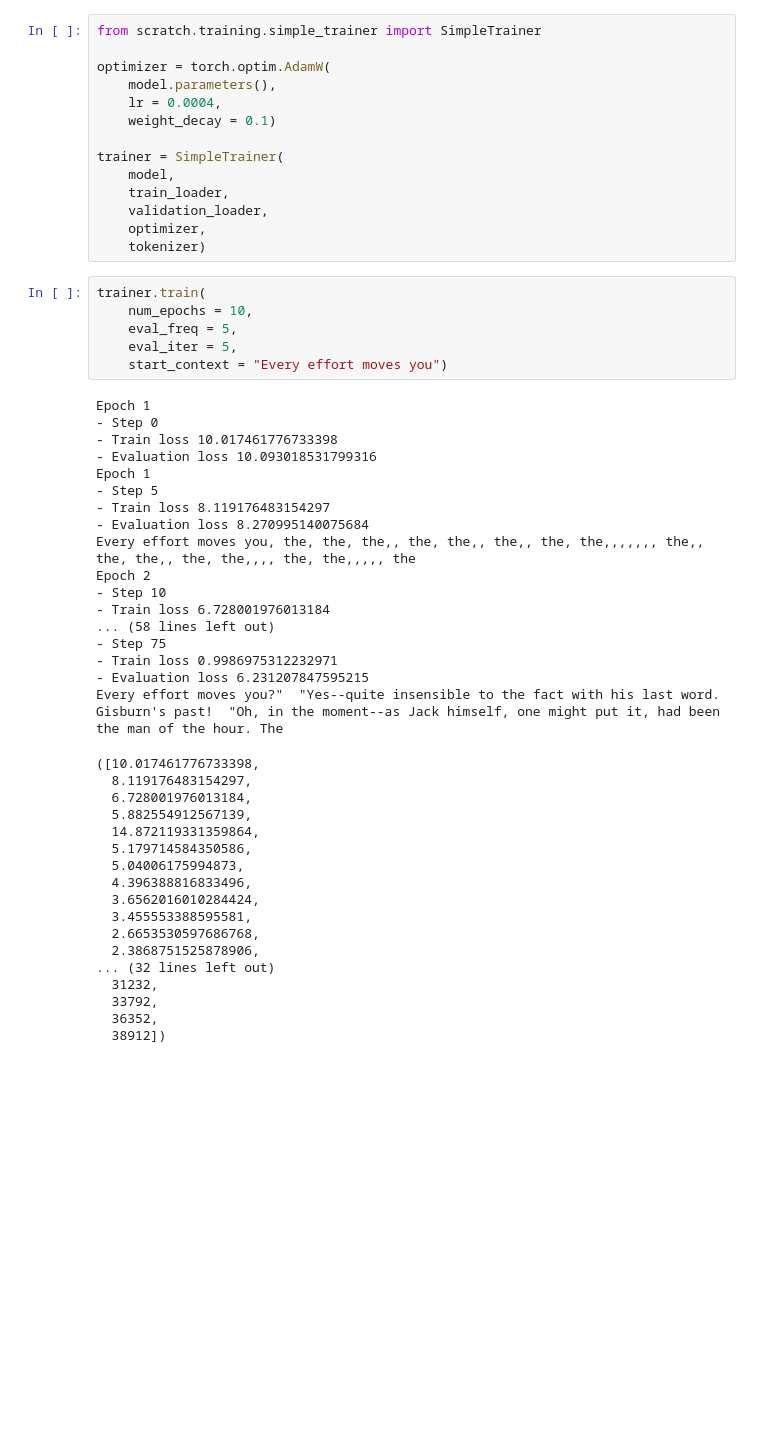
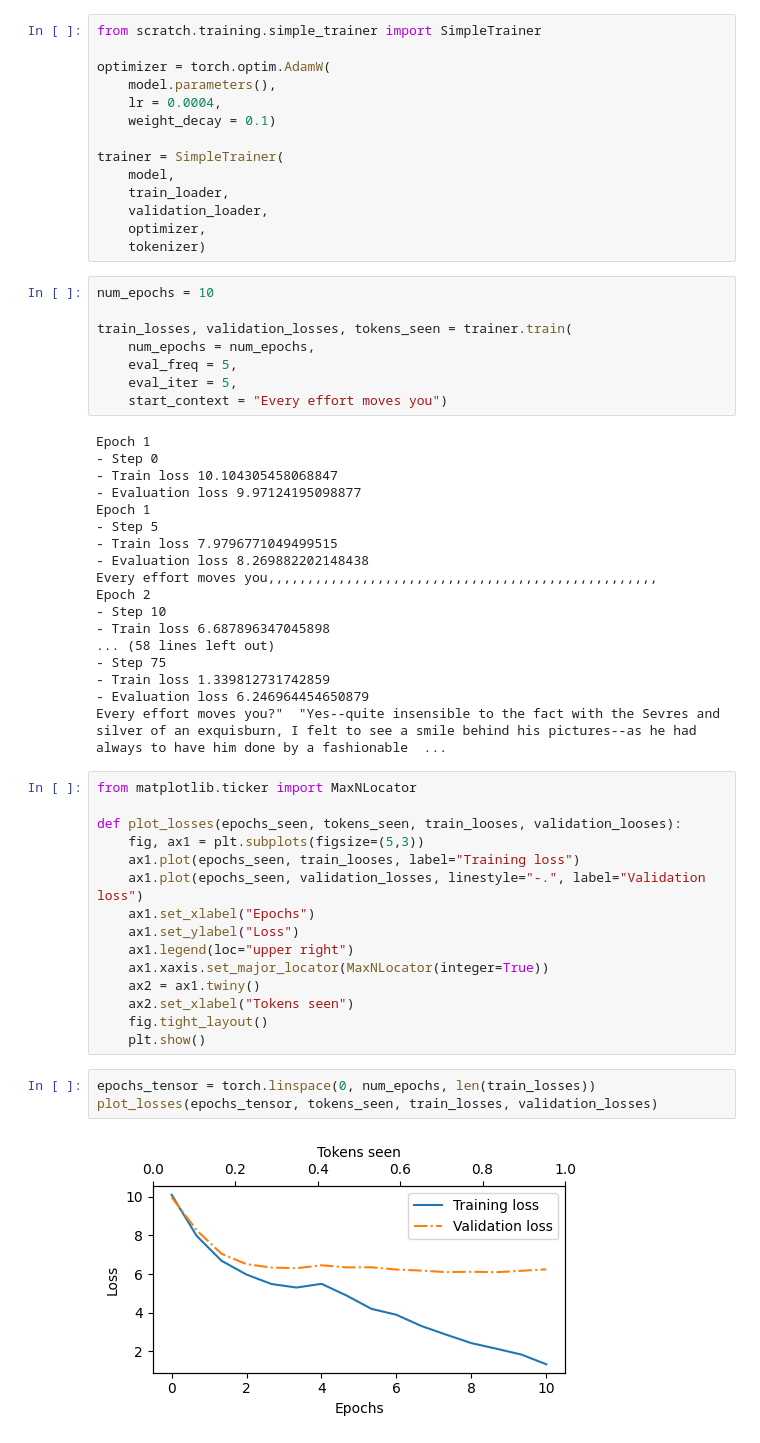
Before and after one commit to elcapo/llm-from-scratch, a Jupyter notebook: chapter-5.ipynb, the cells around one changed output. Drawn from its saved outputs; the diff is of its cells as text; blank space fills up the shorter version.

Commit message:
plot the evolution of the training and validation losses

```diff
--- a/chapter-5.ipynb
+++ b/chapter-5.ipynb
@@ -287,43 +287,48 @@ trainer = SimpleTrainer(
     optimizer,
     tokenizer)
 # %%
-trainer.train(
-    num_epochs = 10,
+num_epochs = 10
+
+train_losses, validation_losses, tokens_seen = trainer.train(
+    num_epochs = num_epochs,
     eval_freq = 5,
     eval_iter = 5,
     start_context = "Every effort moves you")
 # %% [output]
 Epoch 1
 - Step 0
-- Train loss 10.017461776733398
-- Evaluation loss 10.093018531799316
+- Train loss 10.104305458068847
+- Evaluation loss 9.97124195098877
 Epoch 1
 - Step 5
-- Train loss 8.119176483154297
-- Evaluation loss 8.270995140075684
-Every effort moves you, the, the, the,, the, the,, the,, the, the,,,,,,, the,, the, the,, the, the,,,, the, the,,,,, the
+- Train loss 7.9796771049499515
+- Evaluation loss 8.269882202148438
+Every effort moves you,,,,,,,,,,,,,,,,,,,,,,,,,,,,,,,,,,,,,,,,,,,,,,,,,,
 Epoch 2
 - Step 10
-- Train loss 6.728001976013184
+- Train loss 6.687896347045898
 ... (58 lines left out)
 - Step 75
-- Train loss 0.9986975312232971
-- Evaluation loss 6.231207847595215
-Every effort moves you?"  "Yes--quite insensible to the fact with his last word. Gisburn's past!  "Oh, in the moment--as Jack himself, one might put it, had been the man of the hour. The
+- Train loss 1.339812731742859
+- Evaluation loss 6.246964454650879
+Every effort moves you?"  "Yes--quite insensible to the fact with the Sevres and silver of an exquisburn, I felt to see a smile behind his pictures--as he had always to have him done by a fashionable  ...
-([10.017461776733398,
-  8.119176483154297,
-  6.728001976013184,
-  5.882554912567139,
-  14.872119331359864,
-  5.179714584350586,
-  5.04006175994873,
-  4.396388816833496,
-  3.6562016010284424,
-  3.455553388595581,
-  2.6653530597686768,
-  2.3868751525878906,
-... (32 lines left out)
-  31232,
-  33792,
-  36352,
-  38912])
+# %%
+from matplotlib.ticker import MaxNLocator
+
+def plot_losses(epochs_seen, tokens_seen, train_looses, validation_looses):
+    fig, ax1 = plt.subplots(figsize=(5,3))
+    ax1.plot(epochs_seen, train_looses, label="Training loss")
+    ax1.plot(epochs_seen, validation_losses, linestyle="-.", label="Validation loss")
+    ax1.set_xlabel("Epochs")
+    ax1.set_ylabel("Loss")
+    ax1.legend(loc="upper right")
+    ax1.xaxis.set_major_locator(MaxNLocator(integer=True))
+    ax2 = ax1.twiny()
+    ax2.set_xlabel("Tokens seen")
+    fig.tight_layout()
+    plt.show()
+# %%
+epochs_tensor = torch.linspace(0, num_epochs, len(train_losses))
+plot_losses(epochs_tensor, tokens_seen, train_losses, validation_losses)
+# %% [output]
+[figure, added]
```
Also changed, not shown: parts of 1 cell of this notebook.
